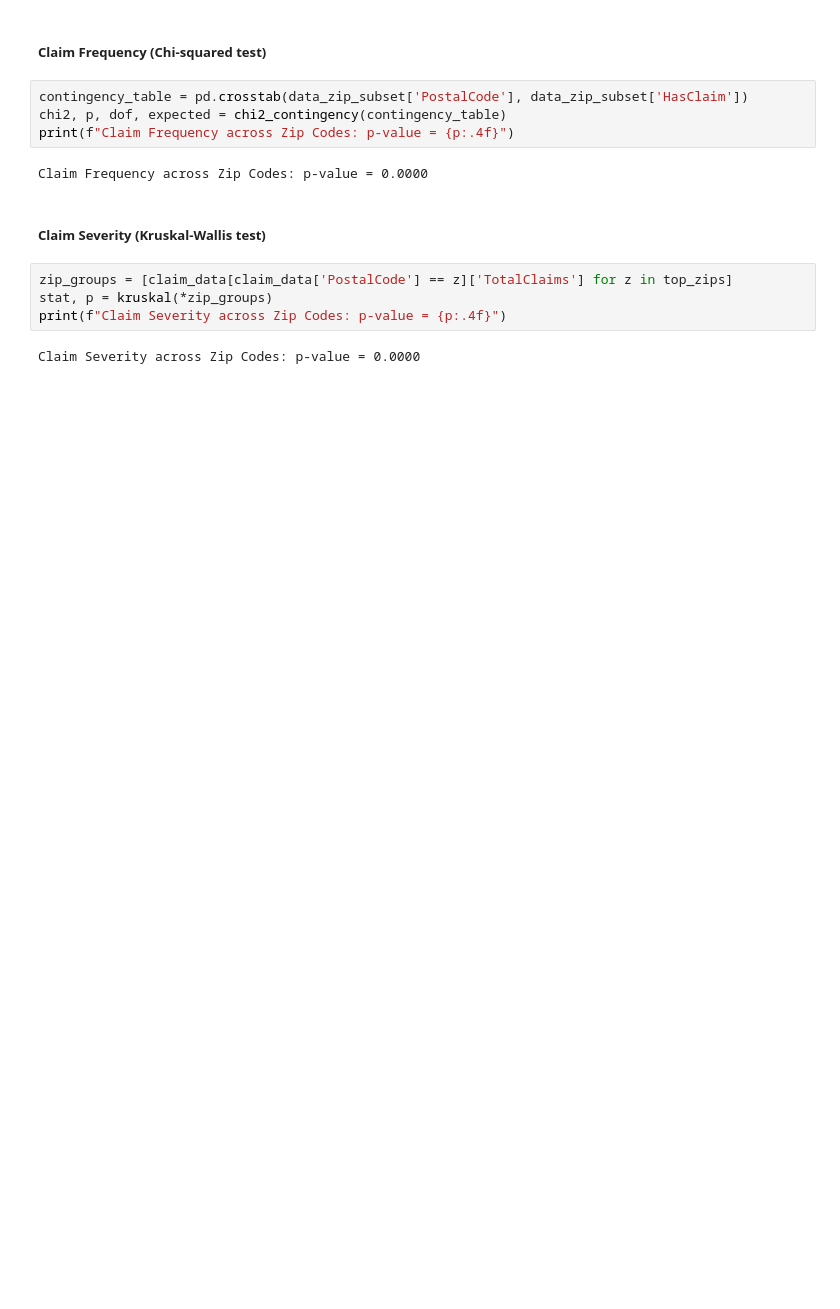
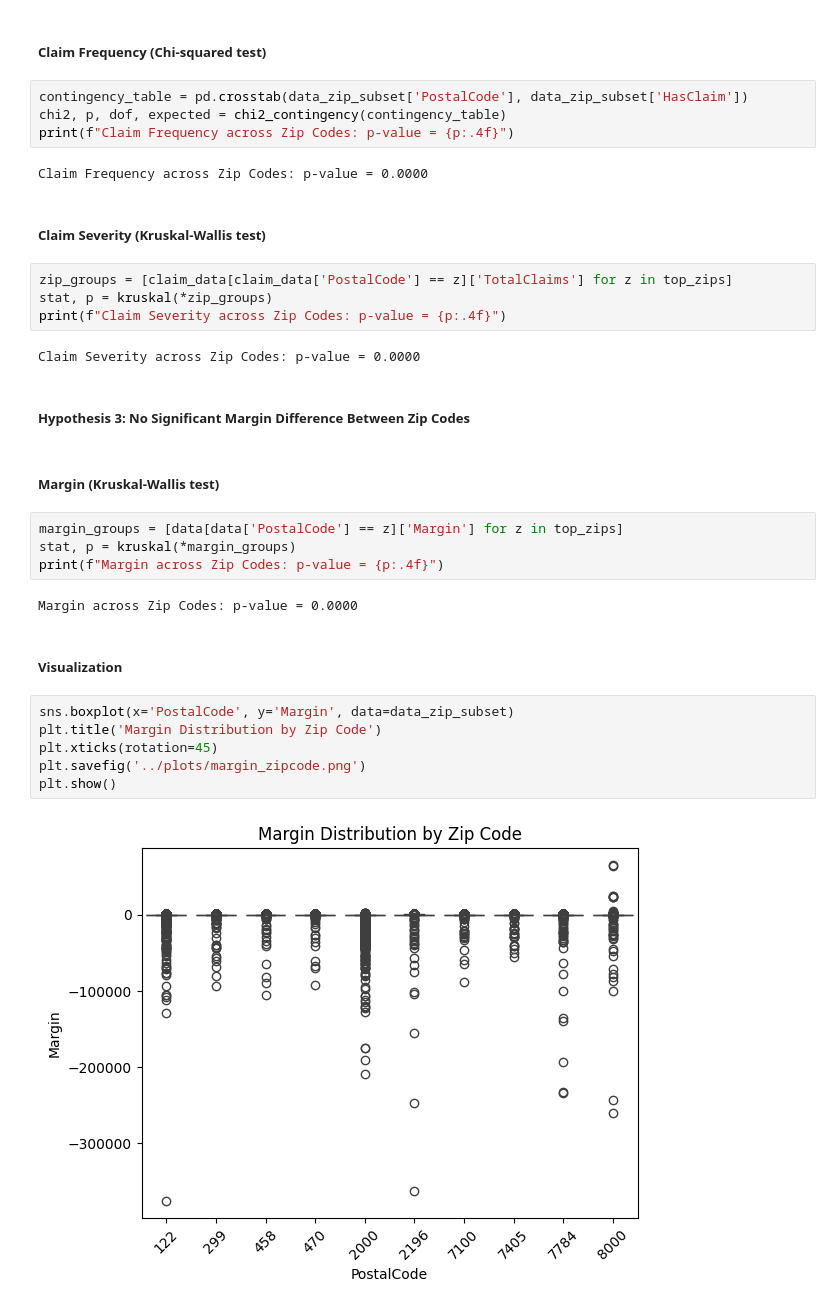
Before and after one commit to GedionAfework/AlphaCare-Insurance-Solutions, a Jupyter notebook: notebooks/hypothesis_testing.ipynb, the cells around one changed output. Saved outputs shown, nothing was run; the diff lists cells and outputs as text; blank space fills up the shorter version.

Commit message:
Added margin hypothesis test and visualization

```diff
--- a/notebooks/hypothesis_testing.ipynb
+++ b/notebooks/hypothesis_testing.ipynb
@@ -103,3 +103,23 @@ stat, p = kruskal(*zip_groups)
 print(f"Claim Severity across Zip Codes: p-value = {p:.4f}")
 # %% [output]
 Claim Severity across Zip Codes: p-value = 0.0000
+# %% [markdown]
+##### Hypothesis 3: No Significant Margin Difference Between Zip Codes
+# %% [markdown]
+##### Margin (Kruskal-Wallis test)
+# %%
+margin_groups = [data[data['PostalCode'] == z]['Margin'] for z in top_zips]
+stat, p = kruskal(*margin_groups)
+print(f"Margin across Zip Codes: p-value = {p:.4f}")
+# %% [output]
+Margin across Zip Codes: p-value = 0.0000
+# %% [markdown]
+##### Visualization
+# %%
+sns.boxplot(x='PostalCode', y='Margin', data=data_zip_subset)
+plt.title('Margin Distribution by Zip Code')
+plt.xticks(rotation=45)
+plt.savefig('../plots/margin_zipcode.png')
+plt.show()
+# %% [output]
+[figure, added]
```
Also changed, not shown: 1 other file.
